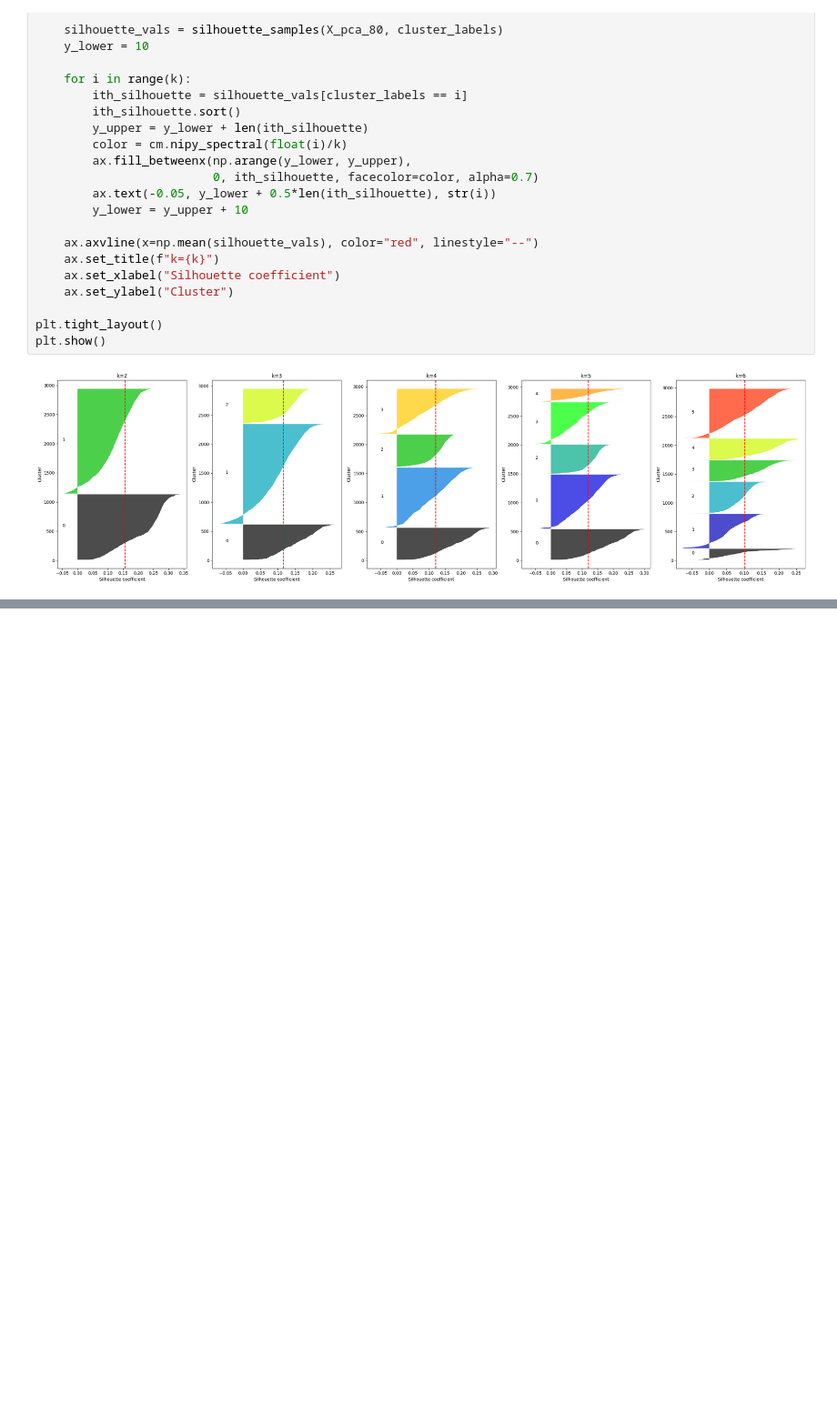
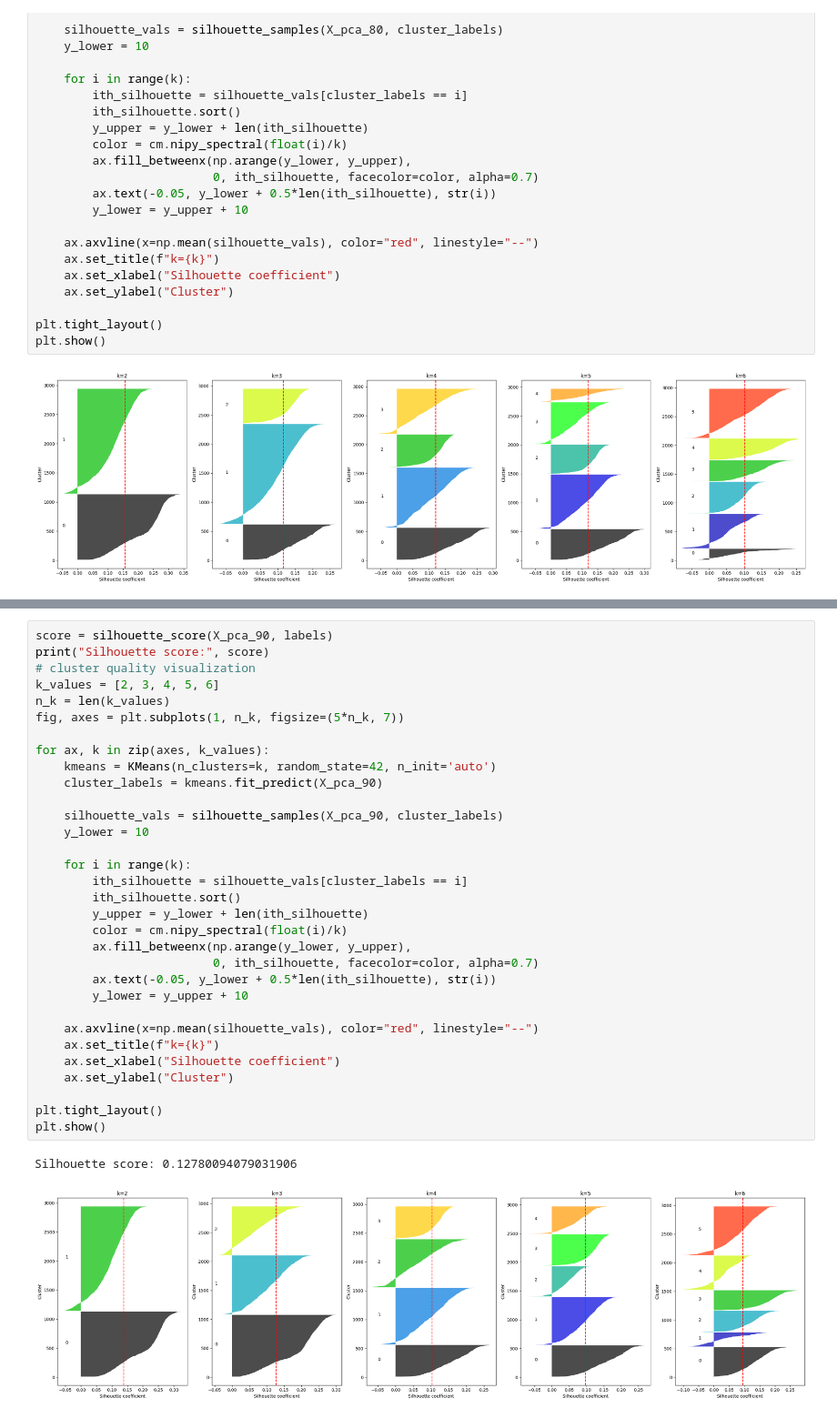
Before and after one commit to chiracarla/lab1, a Jupyter notebook: lab4.ipynb, the cells around one changed output, grey strips where cells are left out. Shown at 91% size. Cells and saved outputs as stored; diff of their text form; blank space fills up the shorter version.

```diff
--- a/lab4.ipynb
+++ b/lab4.ipynb
@@ -208,0 +321,35 @@ plt.show()
+# %%
+score = silhouette_score(X_pca_90, labels)
+print("Silhouette score:", score)
+# cluster quality visualization
+k_values = [2, 3, 4, 5, 6]
+n_k = len(k_values)
+fig, axes = plt.subplots(1, n_k, figsize=(5*n_k, 7))
+
+for ax, k in zip(axes, k_values):
+    kmeans = KMeans(n_clusters=k, random_state=42, n_init='auto')
+    cluster_labels = kmeans.fit_predict(X_pca_90)
+
+    silhouette_vals = silhouette_samples(X_pca_90, cluster_labels)
+    y_lower = 10
+
+    for i in range(k):
+        ith_silhouette = silhouette_vals[cluster_labels == i]
+        ith_silhouette.sort()
+        y_upper = y_lower + len(ith_silhouette)
+        color = cm.nipy_spectral(float(i)/k)
+        ax.fill_betweenx(np.arange(y_lower, y_upper),
+                         0, ith_silhouette, facecolor=color, alpha=0.7)
+        ax.text(-0.05, y_lower + 0.5*len(ith_silhouette), str(i))
+        y_lower = y_upper + 10
+
+    ax.axvline(x=np.mean(silhouette_vals), color="red", linestyle="--")
+    ax.set_title(f"k={k}")
+    ax.set_xlabel("Silhouette coefficient")
+    ax.set_ylabel("Cluster")
+
+plt.tight_layout()
+plt.show()
+# %% [output]
+Silhouette score: 0.12780094079031906
+[figure, added]
```
Also changed, not shown: parts of 17 cells of this notebook.
